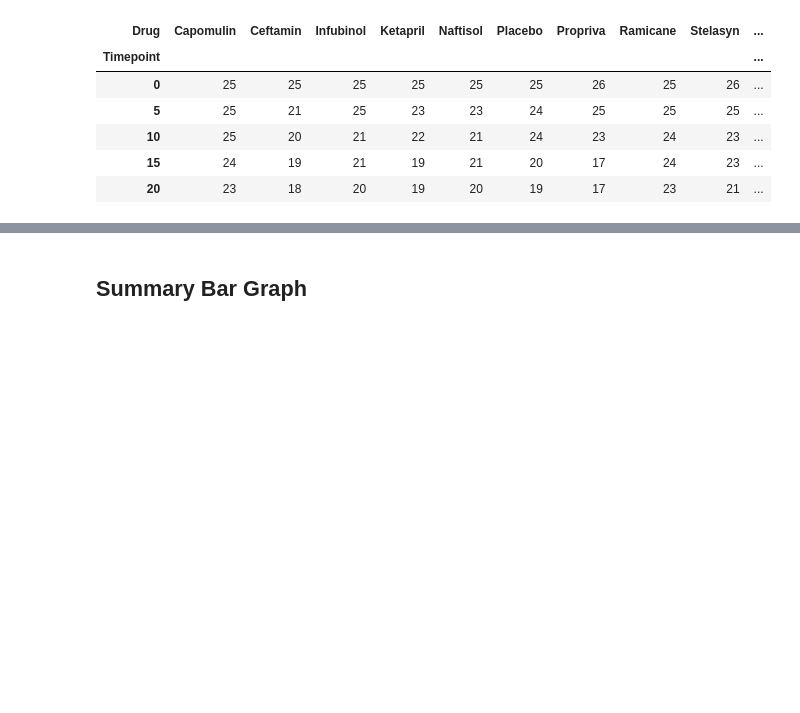
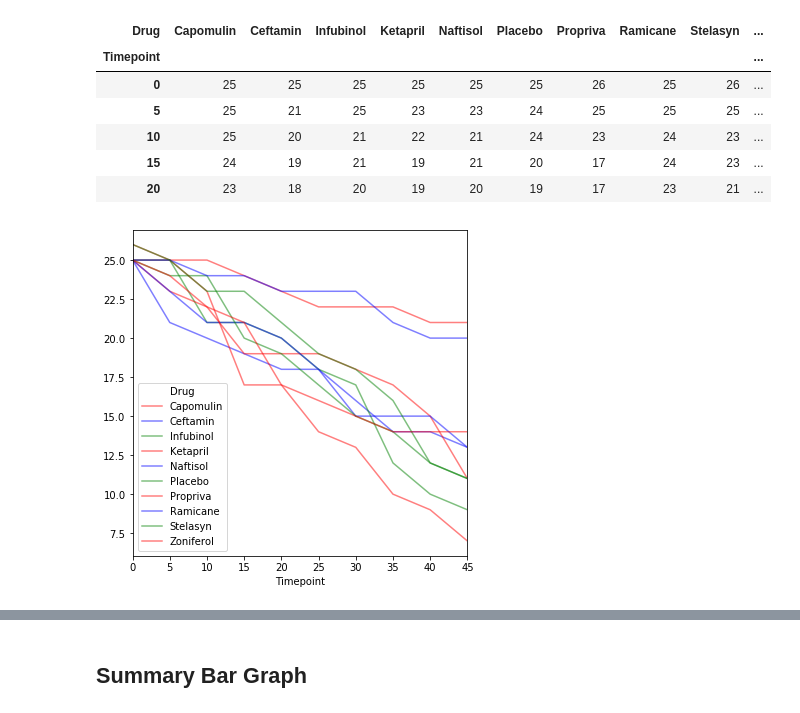
Before and after one commit to brenthl88/Matplotlib-Challenge, a Jupyter notebook: pymaceuticals_starter.ipynb, the cells around one changed output, grey strips where cells are left out. Cells and saved outputs as stored; diff of their text form; code cells hidden in the pictures; blank space fills up the shorter version.

```diff
--- a/pymaceuticals_starter.ipynb
+++ b/pymaceuticals_starter.ipynb
@@ -360,11 +360,13 @@ mouse_count_survived.head()
 | 20 | 23 | 18 | 20 | 19 | 20 | 19 | 17 | 23 | 21 | ... |
 # %%
 # Generate the Plot (Accounting for percentages)
-metastatic_response_sites.plot(kind='line', yerr = se_metastatic_sites , subplots=False, figsize=(6,6), color=['r','b','g'], alpha=0.5)
+mouse_count_survived.plot(kind='line' , subplots=False, figsize=(6,6), color=['r','b','g'], alpha=0.5)
 # Save the Figure
-
+plt.savefig('figure2.pdf')
 # Show the Figure
 plt.show()
+# %% [output]
+[figure, added]
 # %% [markdown]
 ![Metastatic Spread During Treatment](../Images/survival.png)
 # %% [markdown]
```
